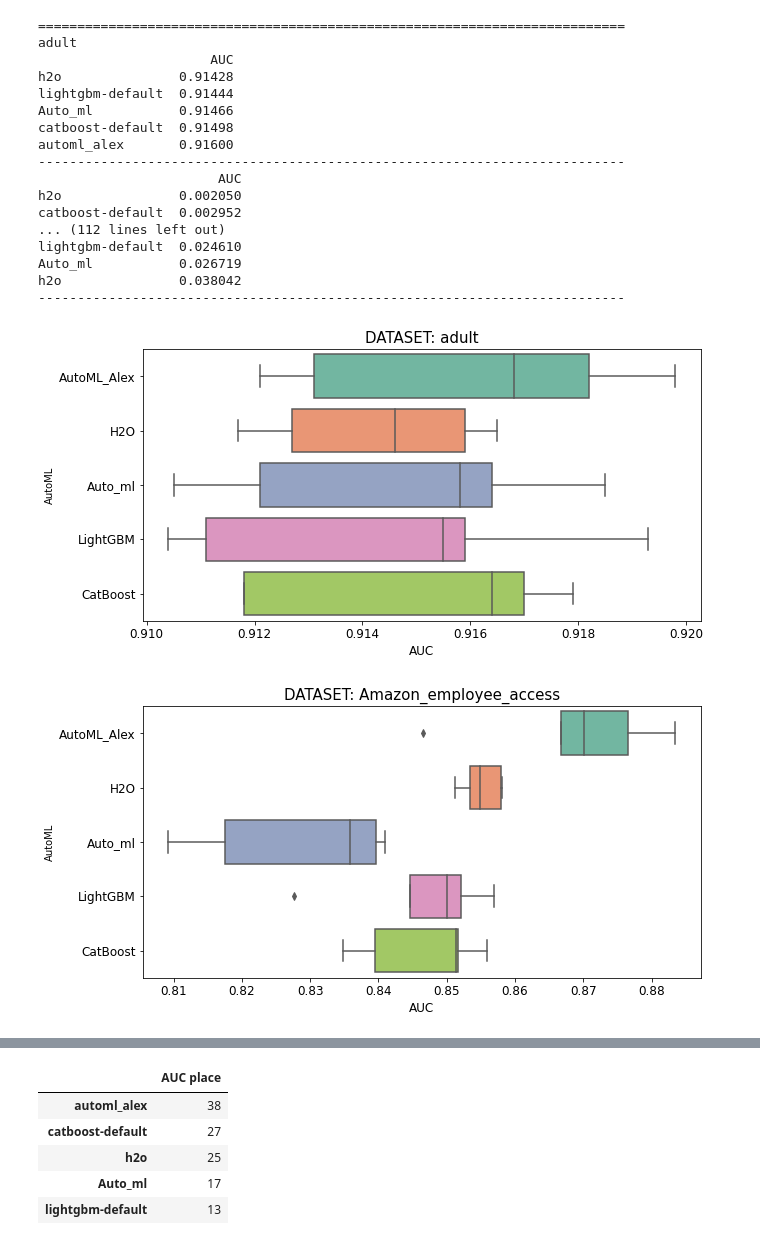
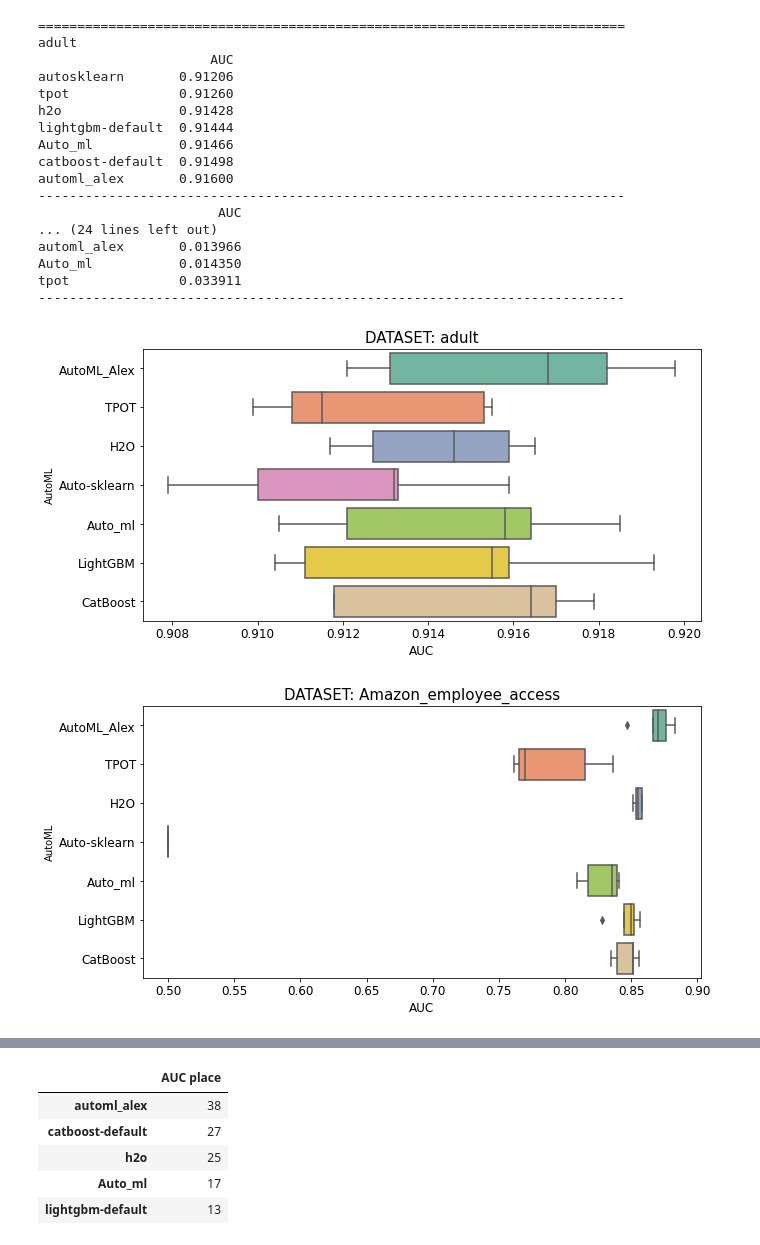
Before and after one commit to Alex-Lekov/AutoML-Benchmark, a Jupyter notebook: binary-classification/bench_v1.ipynb, the cells around one changed output, grey strips where cells are left out. Drawn from its saved outputs; the diff is of its cells as text; code cells hidden in the pictures.

```diff
--- a/binary-classification/bench_v1.ipynb
+++ b/binary-classification/bench_v1.ipynb
@@ -8,18 +8,19 @@ import seaborn as sns
 dataset_names = [
          'adult',
          'Amazon_employee_access',
-         'bank-marketing',
-         'Click_prediction_small',
-         'credit-g',
-         'eeg-eye-state',
-         'electricity',
-         'kc1',
+         #'bank-marketing',
+         #'Click_prediction_small',
+         #'credit-g',
+         #'eeg-eye-state',
+         #'electricity',
+         #'kc1',
          ]
 # %%
 auto_ml_names = [
     'automl_alex',
-    #'tpot',
+    'tpot',
     'h2o',
+    'autosklearn',
     'Auto_ml',
     'lightgbm-default',
     #'lightgbm-opt',
@@ -59,45 +60,47 @@ for metric in metrics:
         #save plot
         all_df.columns = [
             'AutoML_Alex',
-              #'TPOT',
+              'TPOT',
         'H2O',
+        'Auto-Sklearn',
         'Auto_ml',
-        'LightGBM', 'CatBoost',
+        'LightGBM',
+        'CatBoost',
         ]
         plt.figure(figsize=(10,5),)
         sns.boxplot(data=all_df, orient="h", palette="Set2",).set_title('DATASET: '+dataset_name, size = 15,)
         plt.tick_params(labelsize=12)
         plt.ylabel("AutoML", size=10,)
         plt.xlabel("AUC", size=12)
         plt.savefig(f'{dataset_name}.png')
         #plt.show()
 
         for i, name in enumerate(res.index):
             bench_result[res.index[i]] += i+1
             #total_place.append(bench_result)
             bench = pd.io.json.json_normalize(bench_result,).T
             bench.columns = [f'{metric} place']
     total_place = pd.concat([total_place, bench], axis=1, sort=False)
             #bench = bench.sort_values(by=f'{metric} place', ascending=False)
             #bench.to_csv(f'{metric}_place.csv',)
 #result.head(5)
 # %% [output]
 ===========================================================================
 adult
                       AUC
+autosklearn       0.91206
+tpot              0.91260
 h2o               0.91428
 lightgbm-default  0.91444
 Auto_ml           0.91466
 catboost-default  0.91498
 automl_alex       0.91600
 ---------------------------------------------------------------------------
                        AUC
-h2o               0.002050
-catboost-default  0.002952
-... (112 lines left out)
-lightgbm-default  0.024610
-Auto_ml           0.026719
-h2o               0.038042
+... (24 lines left out)
+automl_alex       0.013966
+Auto_ml           0.014350
+tpot              0.033911
 ---------------------------------------------------------------------------
-[figure, old version]
+[figure, new version]
-[figure, old version]
+[figure, new version]
```
Also changed, not shown: parts of 1 cell of this notebook, 10 other files.
